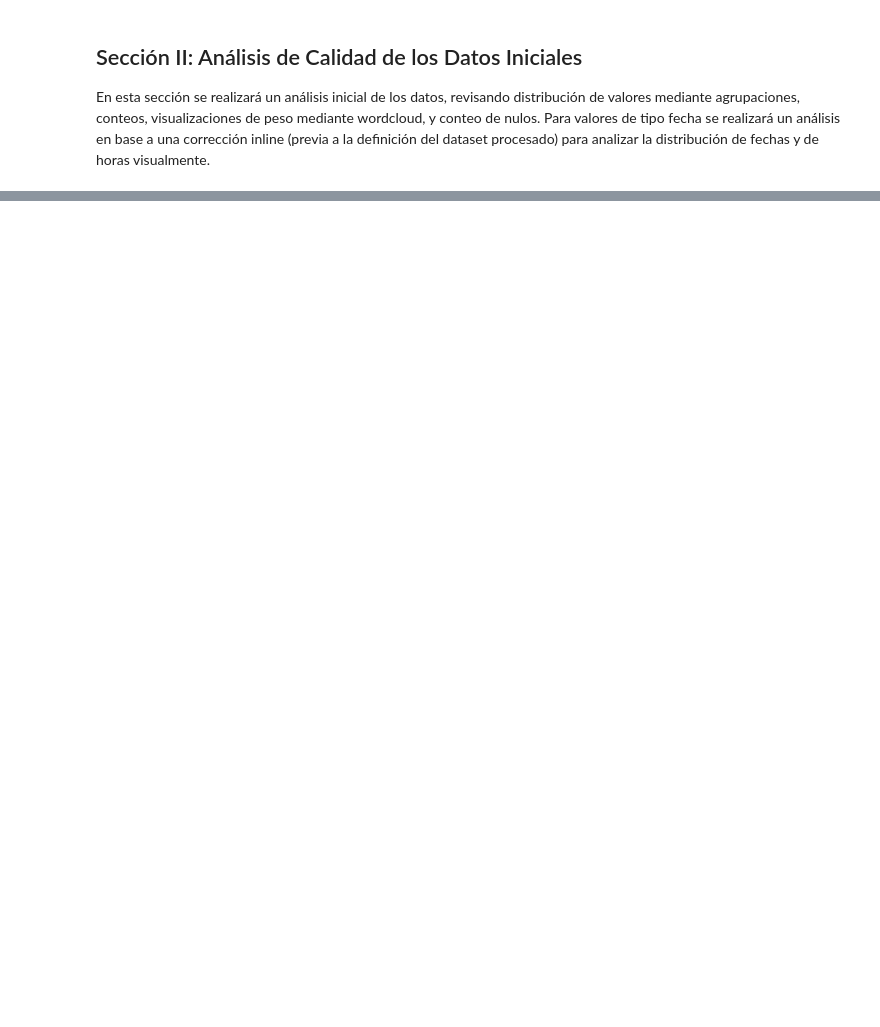
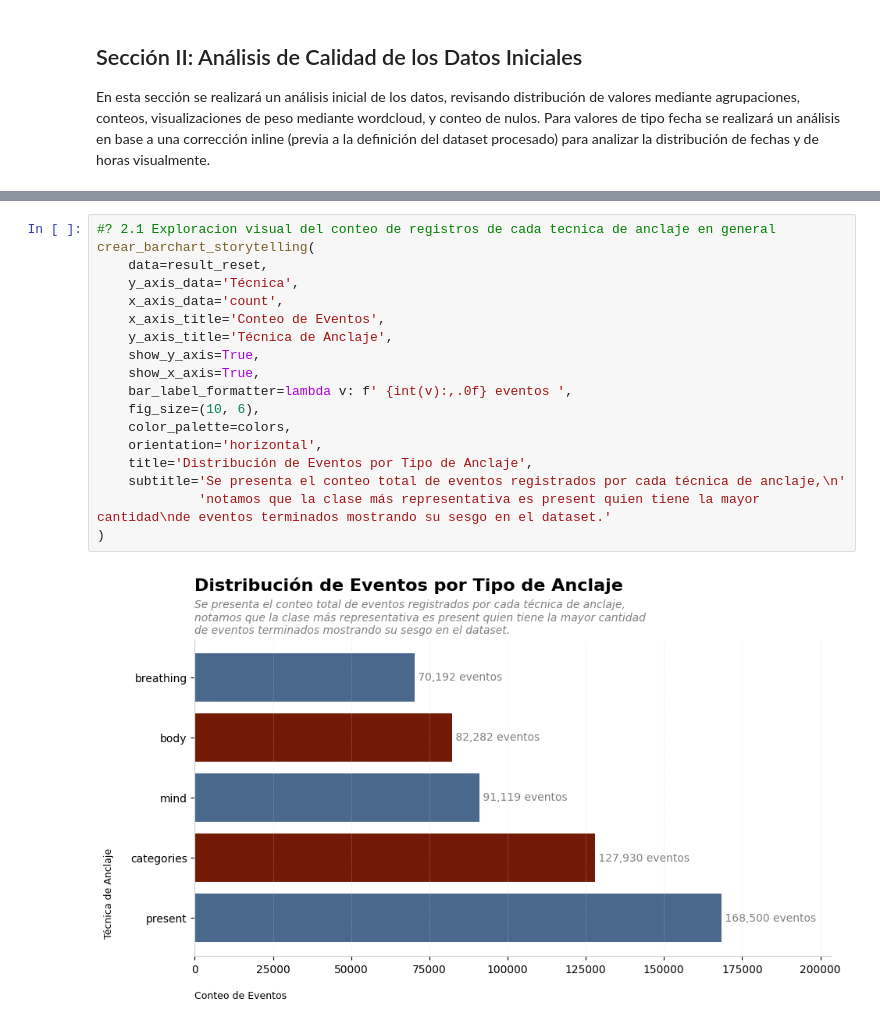
Before and after one commit to Volv1t3/MidtermDataAnalysisProject, a Jupyter notebook: src/python/notebooks/Proyecto_Prueba_Tecnica_Arellano.ipynb, the cells around one changed output, grey strips where cells are left out. Cells and saved outputs as stored; diff of their text form; blank space fills up the shorter version.

```diff
--- a/src/python/notebooks/Proyecto_Prueba_Tecnica_Arellano.ipynb
+++ b/src/python/notebooks/Proyecto_Prueba_Tecnica_Arellano.ipynb
@@ -200,0 +1424,20 @@ En esta sección se trabajará con un análisis de datos en base de agrupaciones
+# %%
+#? 2.1 Exploracion visual del conteo de registros de cada tecnica de anclaje en general
+crear_barchart_storytelling(
+    data=result_reset,
+    y_axis_data='Técnica',
+    x_axis_data='count',
+    x_axis_title='Conteo de Eventos',
+    y_axis_title='Técnica de Anclaje',
+    show_y_axis=True,
+    show_x_axis=True,
+    bar_label_formatter=lambda v: f' {int(v):,.0f} eventos ',
+    fig_size=(10, 6),
+    color_palette=colors,
+    orientation='horizontal',
+    title='Distribución de Eventos por Tipo de Anclaje',
+    subtitle='Se presenta el conteo total de eventos registrados por cada técnica de anclaje,\n'
+             'notamos que la clase más representativa es present quien tiene la mayor cantidad\nde eventos terminados mostrando su sesgo en el dataset.'
+)
+# %% [output]
+[figure, added]
```
Also changed, not shown: parts of 57 cells of this notebook.
